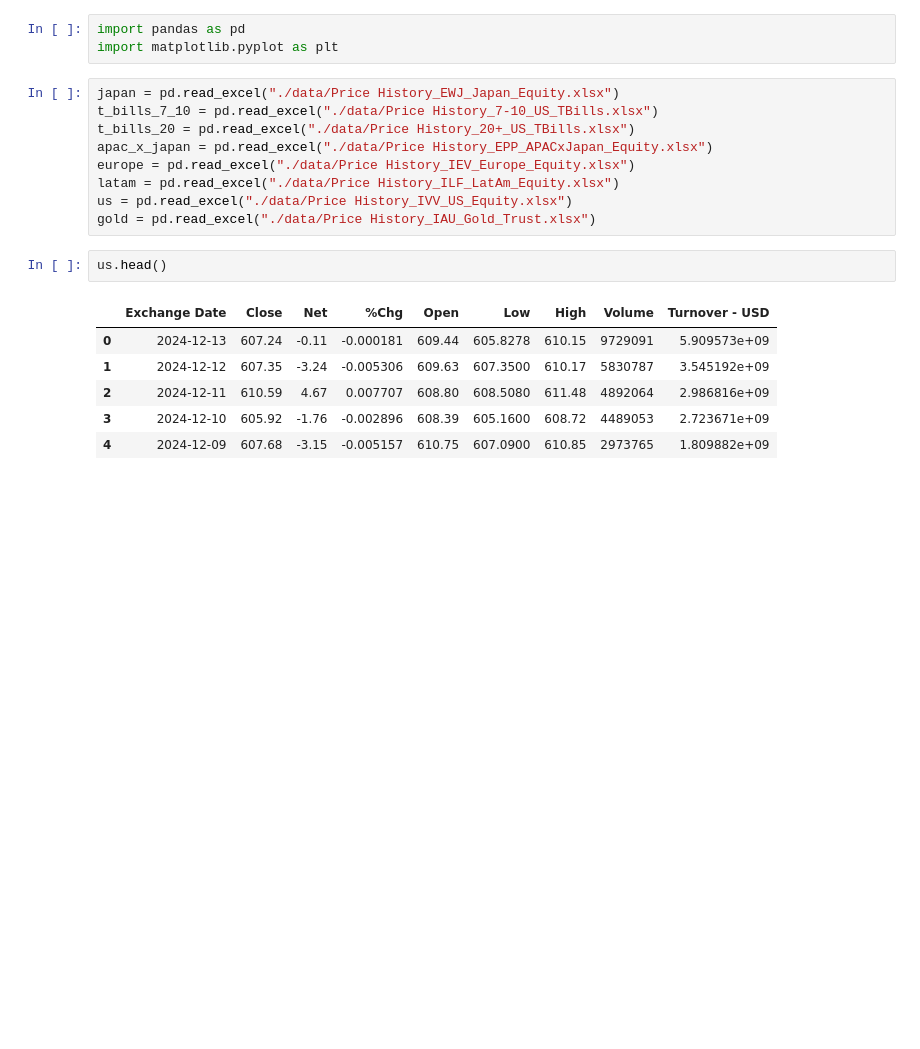
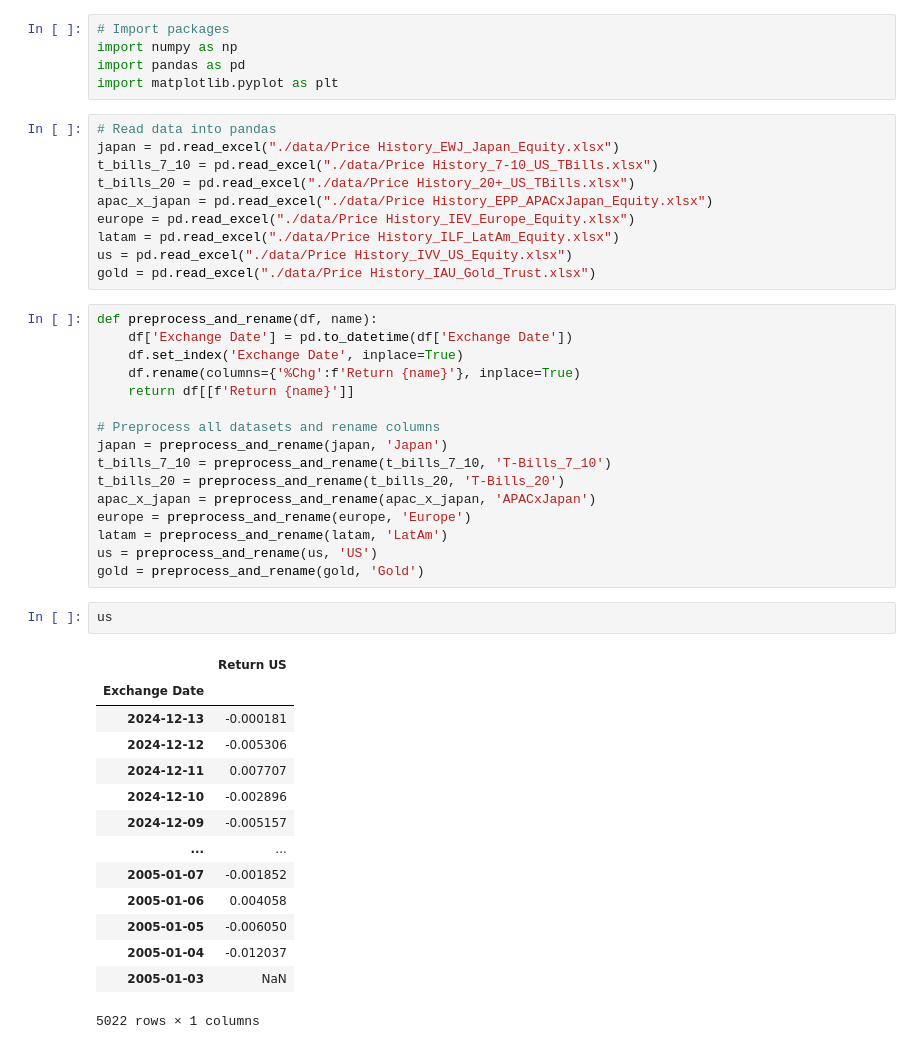
Before and after one commit to plaishev/asset_mgmt_seminar, a Jupyter notebook: Untitled.ipynb, the cells around one changed output. Saved outputs shown, nothing was run; the diff lists cells and outputs as text; blank space fills up the shorter version.

```diff
--- a/Untitled.ipynb
+++ b/Untitled.ipynb
@@ -1,7 +1,10 @@
 # %%
+# Import packages
+import numpy as np
 import pandas as pd
 import matplotlib.pyplot as plt
 # %%
+# Read data into pandas
 japan = pd.read_excel("./data/Price History_EWJ_Japan_Equity.xlsx")
 t_bills_7_10 = pd.read_excel("./data/Price History_7-10_US_TBills.xlsx")
 t_bills_20 = pd.read_excel("./data/Price History_20+_US_TBills.xlsx")
@@ -10,13 +13,37 @@ europe = pd.read_excel("./data/Price History_IEV_Europe_Equity.xlsx")
 latam = pd.read_excel("./data/Price History_ILF_LatAm_Equity.xlsx")
 us = pd.read_excel("./data/Price History_IVV_US_Equity.xlsx")
 gold = pd.read_excel("./data/Price History_IAU_Gold_Trust.xlsx")
+# %%
+def preprocess_and_rename(df, name):
+    df['Exchange Date'] = pd.to_datetime(df['Exchange Date'])
+    df.set_index('Exchange Date', inplace=True)
+    df.rename(columns={'%Chg':f'Return {name}'}, inplace=True)
+    return df[[f'Return {name}']]
+
+# Preprocess all datasets and rename columns
+japan = preprocess_and_rename(japan, 'Japan')
+t_bills_7_10 = preprocess_and_rename(t_bills_7_10, 'T-Bills_7_10')
+t_bills_20 = preprocess_and_rename(t_bills_20, 'T-Bills_20')
+apac_x_japan = preprocess_and_rename(apac_x_japan, 'APACxJapan')
+europe = preprocess_and_rename(europe, 'Europe')
+latam = preprocess_and_rename(latam, 'LatAm')
+us = preprocess_and_rename(us, 'US')
+gold = preprocess_and_rename(gold, 'Gold')
 # %%
-us.head()
+us
 # %% [output]
-|  | Exchange Date | Close | Net | %Chg | Open | Low | High | Volume | Turnover - USD |
-| 0 | 2024-12-13 | 607.24 | -0.11 | -0.000181 | 609.44 | 605.8278 | 610.15 | 9729091 | 5.909573e+09 |
-| 1 | 2024-12-12 | 607.35 | -3.24 | -0.005306 | 609.63 | 607.3500 | 610.17 | 5830787 | 3.545192e+09 |
-| 2 | 2024-12-11 | 610.59 | 4.67 | 0.007707 | 608.80 | 608.5080 | 611.48 | 4892064 | 2.986816e+09 |
-| 3 | 2024-12-10 | 605.92 | -1.76 | -0.002896 | 608.39 | 605.1600 | 608.72 | 4489053 | 2.723671e+09 |
-| 4 | 2024-12-09 | 607.68 | -3.15 | -0.005157 | 610.75 | 607.0900 | 610.85 | 2973765 | 1.809882e+09 |
+|  | Return US |
+| Exchange Date |  |
+| 2024-12-13 | -0.000181 |
+| 2024-12-12 | -0.005306 |
+| 2024-12-11 | 0.007707 |
+| 2024-12-10 | -0.002896 |
+| 2024-12-09 | -0.005157 |
+| ... | ... |
+| 2005-01-07 | -0.001852 |
+| 2005-01-06 | 0.004058 |
+| 2005-01-05 | -0.006050 |
+| 2005-01-04 | -0.012037 |
+| 2005-01-03 | NaN |
+5022 rows × 1 columns
 # %%
```
Also changed, not shown: parts of 13 cells of this notebook, 2 other files.
